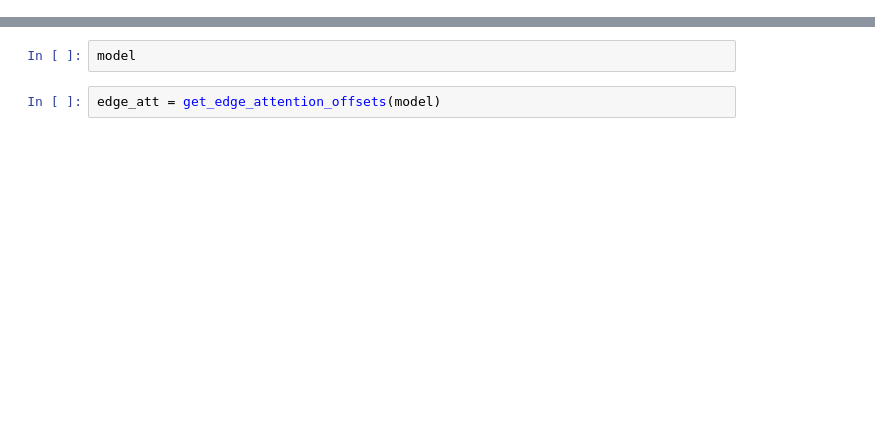
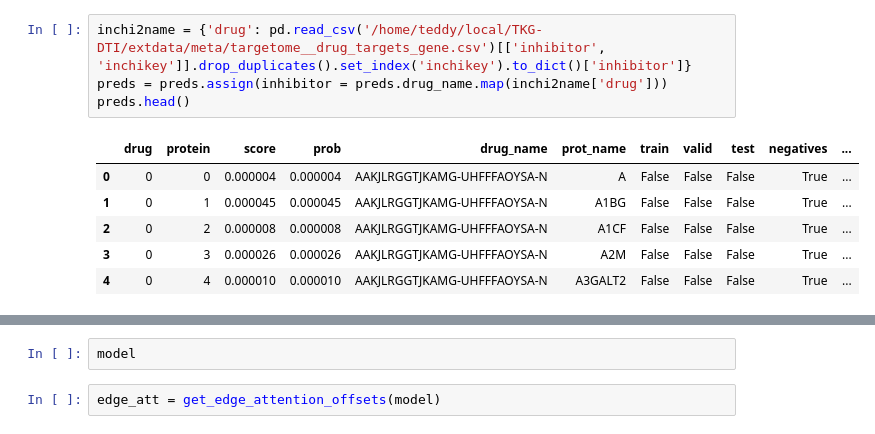
Before and after one commit to biodev/TKG-DTI, a Jupyter notebook: notebooks/_interpret.ipynb, the cells around one changed output, grey strips where cells are left out. Saved outputs shown, nothing was run; the diff lists cells and outputs as text; blank space fills up the shorter version.

```diff
--- a/notebooks/_interpret.ipynb
+++ b/notebooks/_interpret.ipynb
@@ -39,6 +39,17 @@ edge_index_dict = {key: tdata[key]['edge_index'] for key in tdata.metadata()[1]}
 num_node_dict = {key: tdata[key].num_nodes for key in tdata.metadata()[0]}
 # %% [output]
 device: cuda
+# %%
+inchi2name = {'drug': pd.read_csv('/home/teddy/local/TKG-DTI/extdata/meta/targetome__drug_targets_gene.csv')[['inhibitor', 'inchikey']].drop_duplicates().set_index('inchikey').to_dict()['inhibitor']}
+preds = preds.assign(inhibitor = preds.drug_name.map(inchi2name['drug']))
+preds.head()
+# %% [output]
+|  | drug | protein | score | prob | drug_name | prot_name | train | valid | test | negatives | ... |
+| 0 | 0 | 0 | 0.000004 | 0.000004 | AAKJLRGGTJKAMG-UHFFFAOYSA-N | A | False | False | False | True | ... |
+| 1 | 0 | 1 | 0.000045 | 0.000045 | AAKJLRGGTJKAMG-UHFFFAOYSA-N | A1BG | False | False | False | True | ... |
+| 2 | 0 | 2 | 0.000008 | 0.000008 | AAKJLRGGTJKAMG-UHFFFAOYSA-N | A1CF | False | False | False | True | ... |
+| 3 | 0 | 3 | 0.000026 | 0.000026 | AAKJLRGGTJKAMG-UHFFFAOYSA-N | A2M | False | False | False | True | ... |
+| 4 | 0 | 4 | 0.000010 | 0.000010 | AAKJLRGGTJKAMG-UHFFFAOYSA-N | A3GALT2 | False | False | False | True | ... |
 # %%
 import copy
 
```
Also changed, not shown: parts of 34 cells of this notebook, 23 other files.
